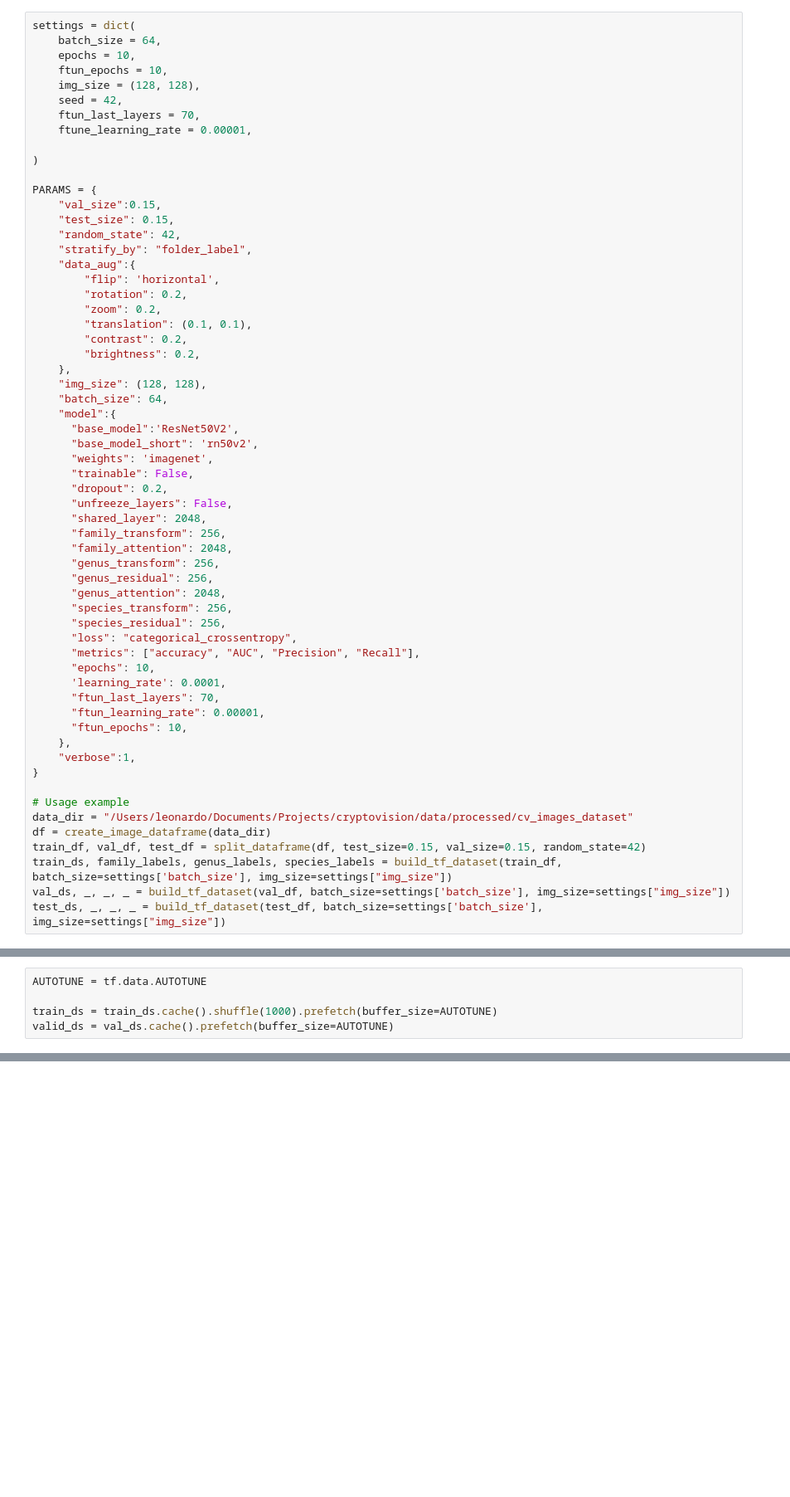
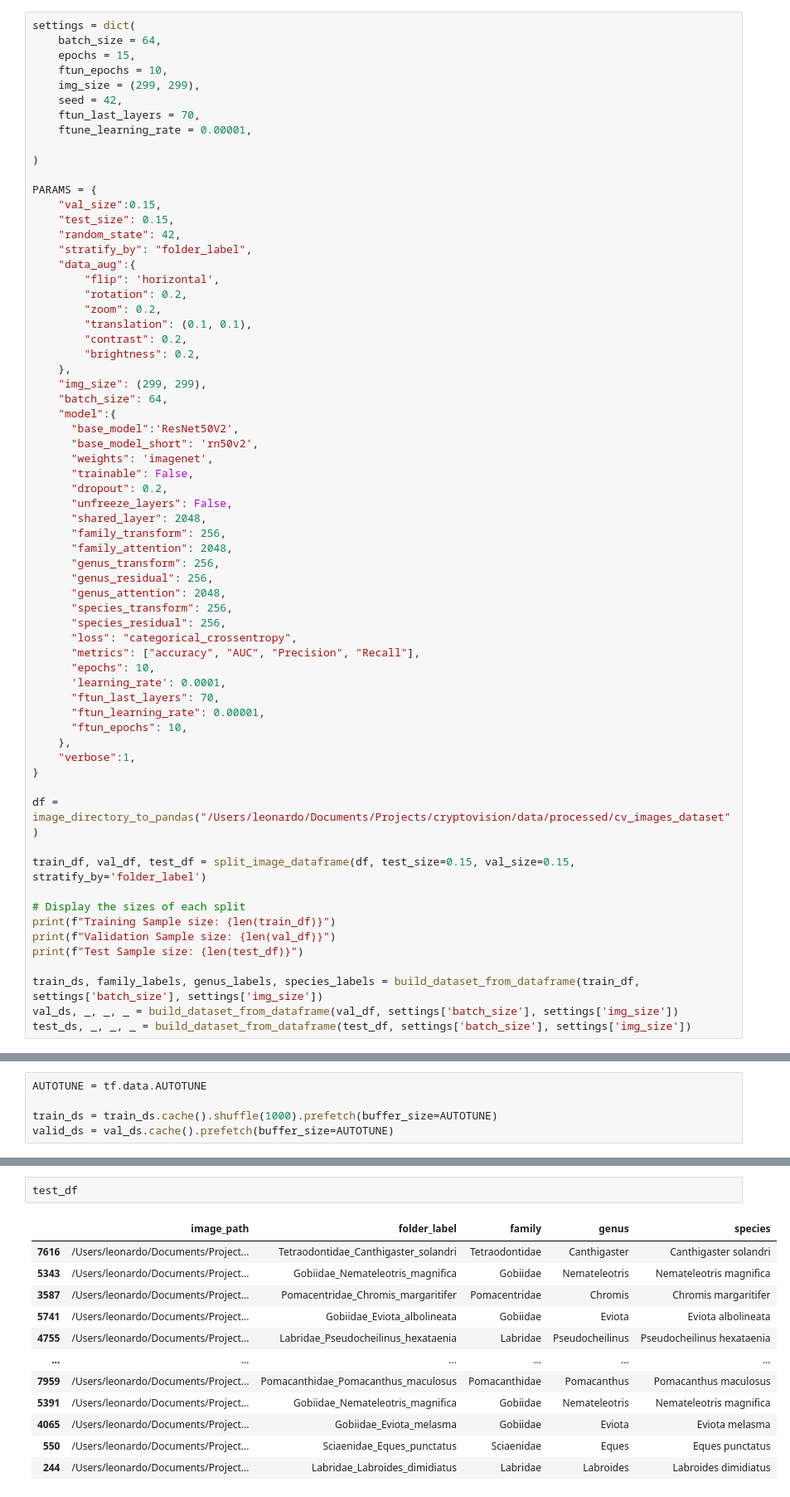
Before and after one commit to leonardo-reginato/cryptovision, a Jupyter notebook: notebooks/hacpl_mo_proteon_classifier.ipynb, the cells around one changed output, grey strips where cells are left out. Shown at 83% size. Cells and saved outputs as stored; diff of their text form; blank space fills up the shorter version.

```diff
--- a/notebooks/hacpl_mo_proteon_classifier.ipynb
+++ b/notebooks/hacpl_mo_proteon_classifier.ipynb
@@ -186,9 +326,9 @@ def plot_training_history(history, history_fine, fine_tune_at):
 # %%
 settings = dict(
     batch_size = 64,
-    epochs = 10,
+    epochs = 15,
     ftun_epochs = 10,
-    img_size = (128, 128),
+    img_size = (299, 299),
     seed = 42,
     ftun_last_layers = 70,
     ftune_learning_rate = 0.00001,
@@ -208,7 +348,7 @@ PARAMS = {
         "contrast": 0.2,
         "brightness": 0.2,
     },
-    "img_size": (128, 128),
+    "img_size": (299, 299),
     "batch_size": 64,
     "model":{
       "base_model":'ResNet50V2',
@@ -236,13 +376,18 @@ PARAMS = {
     "verbose":1,
 }
 
-# Usage example
-data_dir = "/Users/leonardo/Documents/Projects/cryptovision/data/processed/cv_images_dataset"
-df = create_image_dataframe(data_dir)
-train_df, val_df, test_df = split_dataframe(df, test_size=0.15, val_size=0.15, random_state=42)
-train_ds, family_labels, genus_labels, species_labels = build_tf_dataset(train_df, batch_size=settings['batch_size'], img_size=settings["img_size"])
-val_ds, _, _, _ = build_tf_dataset(val_df, batch_size=settings['batch_size'], img_size=settings["img_size"])
-test_ds, _, _, _ = build_tf_dataset(test_df, batch_size=settings['batch_size'], img_size=settings["img_size"])
+df = image_directory_to_pandas("/Users/leonardo/Documents/Projects/cryptovision/data/processed/cv_images_dataset")
+
+train_df, val_df, test_df = split_image_dataframe(df, test_size=0.15, val_size=0.15, stratify_by='folder_label')
+
+# Display the sizes of each split
+print(f"Training Sample size: {len(train_df)}")
+print(f"Validation Sample size: {len(val_df)}")
+print(f"Test Sample size: {len(test_df)}")
+
+train_ds, family_labels, genus_labels, species_labels = build_dataset_from_dataframe(train_df, settings['batch_size'], settings['img_size'])
+val_ds, _, _, _ = build_dataset_from_dataframe(val_df, settings['batch_size'], settings['img_size'])
+test_ds, _, _, _ = build_dataset_from_dataframe(test_df, settings['batch_size'], settings['img_size'])
 # %% [output]
 Training Sample size: 6315
 Validation Sample size: 1354
@@ -702,0 +749,15 @@ Species Accuracy: 0.739 / Loss: 0.941
+# %%
+test_df
+# %% [output]
+|  | image_path | folder_label | family | genus | species |
+| 7616 | /Users/leonardo/Documents/Project... | Tetraodontidae_Canthigaster_solandri | Tetraodontidae | Canthigaster | Canthigaster solandri |
+| 5343 | /Users/leonardo/Documents/Project... | Gobiidae_Nemateleotris_magnifica | Gobiidae | Nemateleotris | Nemateleotris magnifica |
+| 3587 | /Users/leonardo/Documents/Project... | Pomacentridae_Chromis_margaritifer | Pomacentridae | Chromis | Chromis margaritifer |
+| 5741 | /Users/leonardo/Documents/Project... | Gobiidae_Eviota_albolineata | Gobiidae | Eviota | Eviota albolineata |
+| 4755 | /Users/leonardo/Documents/Project... | Labridae_Pseudocheilinus_hexataenia | Labridae | Pseudocheilinus | Pseudocheilinus hexataenia |
+| ... | ... | ... | ... | ... | ... |
+| 7959 | /Users/leonardo/Documents/Project... | Pomacanthidae_Pomacanthus_maculosus | Pomacanthidae | Pomacanthus | Pomacanthus maculosus |
+| 5391 | /Users/leonardo/Documents/Project... | Gobiidae_Nemateleotris_magnifica | Gobiidae | Nemateleotris | Nemateleotris magnifica |
+| 4065 | /Users/leonardo/Documents/Project... | Gobiidae_Eviota_melasma | Gobiidae | Eviota | Eviota melasma |
+| 550 | /Users/leonardo/Documents/Project... | Sciaenidae_Eques_punctatus | Sciaenidae | Eques | Eques punctatus |
+| 244 | /Users/leonardo/Documents/Project... | Labridae_Labroides_dimidiatus | Labridae | Labroides | Labroides dimidiatus |
```
Also changed, not shown: parts of 22 cells of this notebook, 1 other file.
